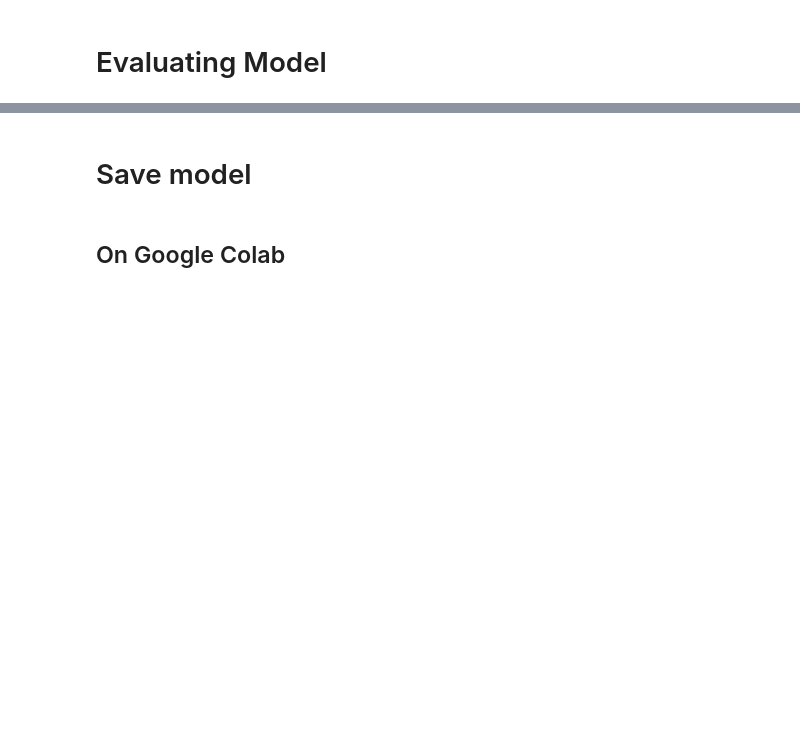
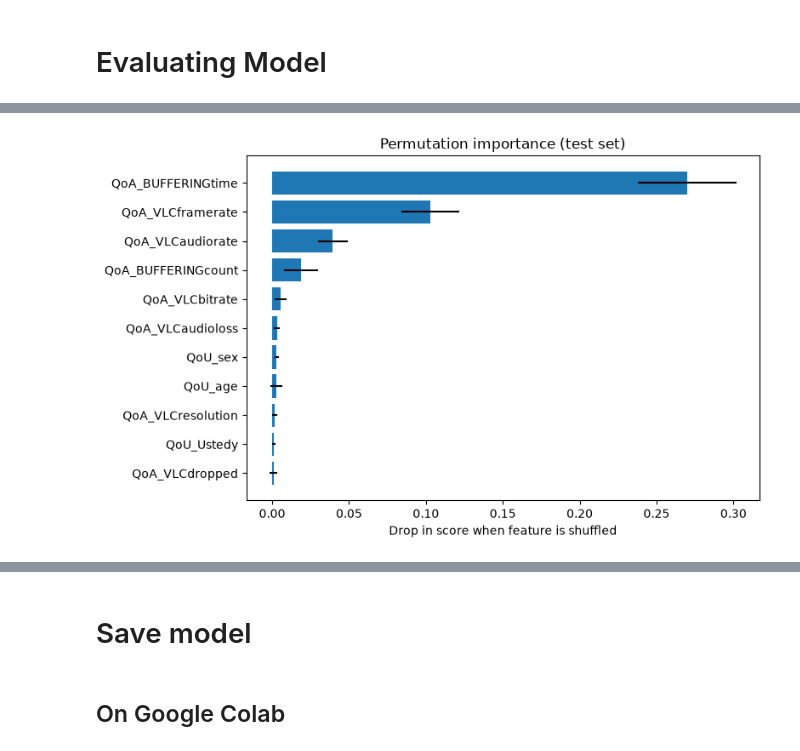
Before and after one commit to MarcoLuw/QoE-MOS-Prediction, a Jupyter notebook: model_training/random_forest.ipynb, the cells around one changed output, grey strips where cells are left out. Cells and saved outputs as stored; diff of their text form; code cells hidden in the pictures; blank space fills up the shorter version.

```diff
--- a/model_training/random_forest.ipynb
+++ b/model_training/random_forest.ipynb
@@ -269,0 +406,17 @@ plt.show()
+# %%
+from sklearn.inspection import permutation_importance
+
+result = permutation_importance(
+    best_model, X_test, y_test,
+    scoring="neg_root_mean_squared_error",
+    n_repeats=20,
+    random_state=42,
+    n_jobs=-1,
+)
+
+perm = pd.Series(
+    result.importances_mean,
+    index=FEATURES
+).sort_values(ascending=False)
+
+print(perm)
@@ -269,0 +448,16 @@ plt.show()
+# %%
+sorted_idx = result.importances_mean.argsort()
+
+plt.figure(figsize=(8, 5))
+plt.barh(
+    np.array(FEATURES)[sorted_idx],
+    result.importances_mean[sorted_idx],
+    xerr=result.importances_std[sorted_idx],
+)
+plt.xlabel("Drop in score when feature is shuffled")
+plt.title("Permutation importance (test set)")
+plt.tight_layout()
+plt.savefig(SAVE_PATH / "importance_permutation.png", dpi=150, bbox_inches="tight")  # save plot
+plt.show()
+# %% [output]
+[figure, added]
```
Also changed, not shown: parts of 38 cells of this notebook.
